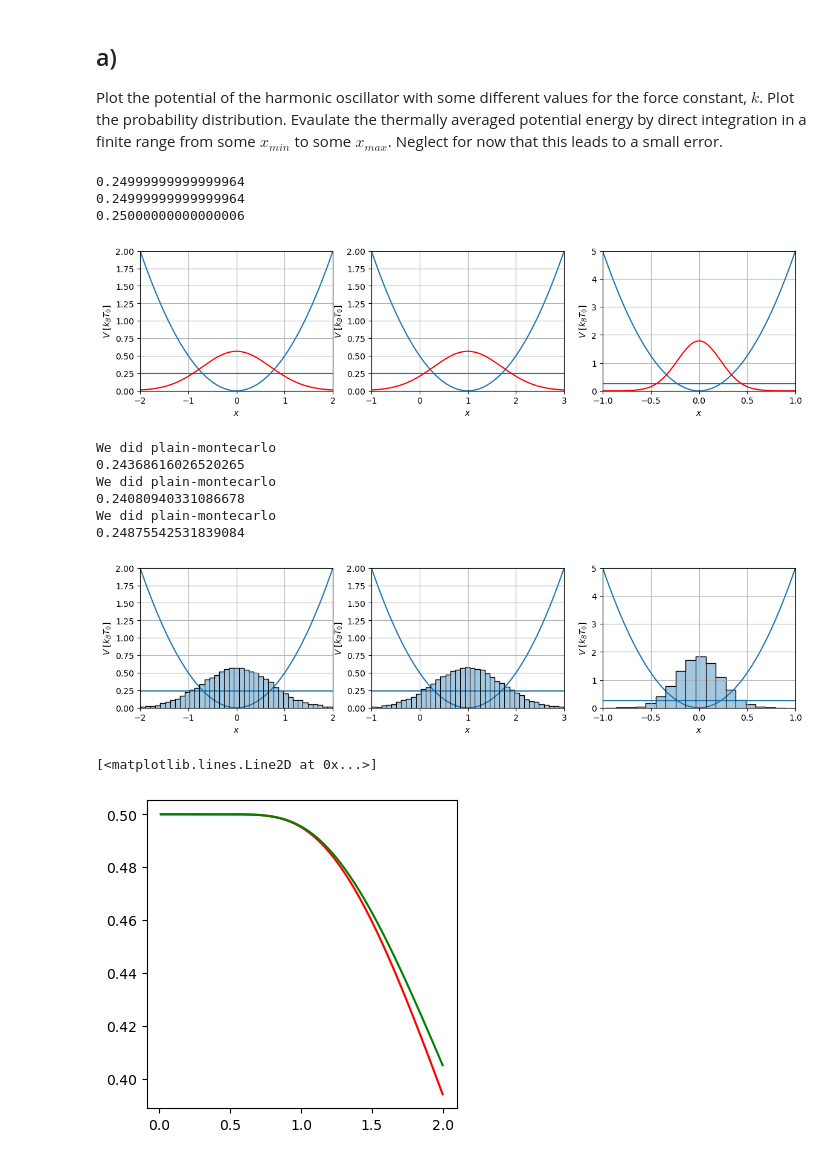
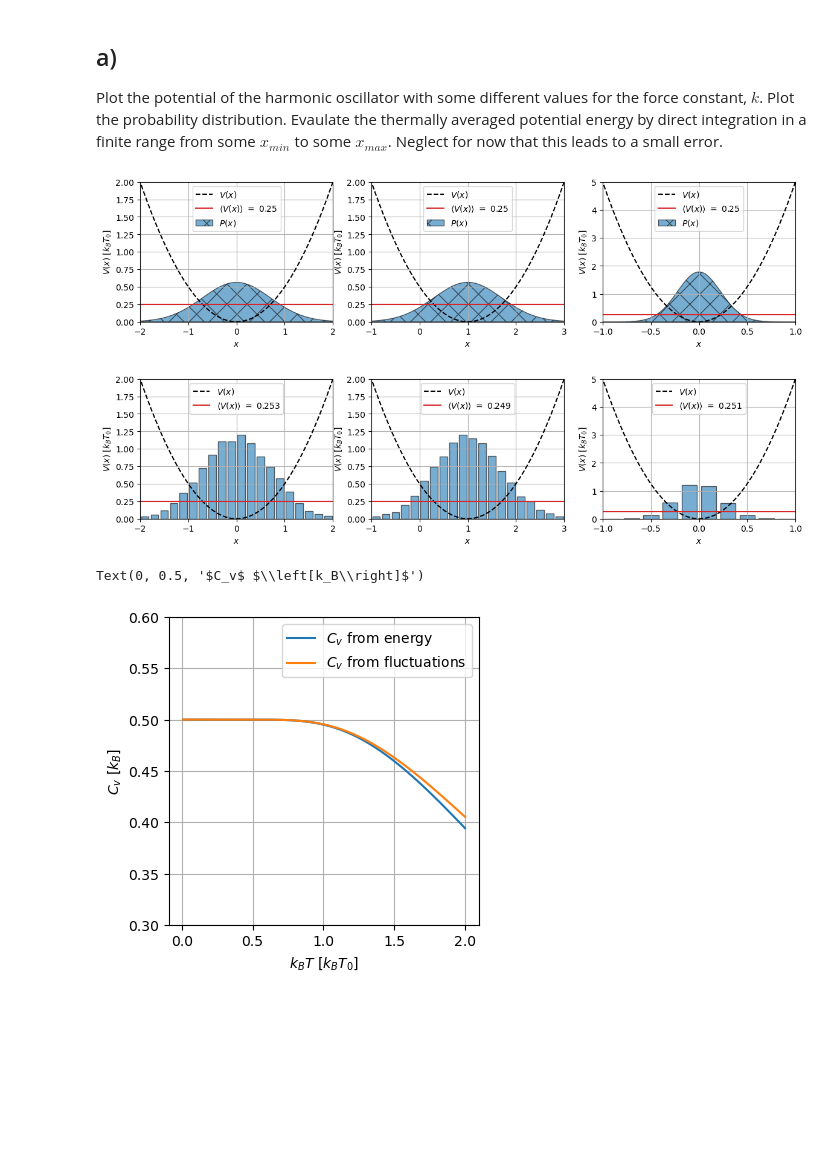
Before and after one commit to karsten3112/Computational-Physics, a Jupyter notebook: Week2/exercise6.ipynb, the cells around one changed output. Drawn from its saved outputs; the diff is of its cells as text; code cells hidden in the pictures; blank space fills up the shorter version.

```diff
--- a/Week2/exercise6.ipynb
+++ b/Week2/exercise6.ipynb
@@ -14,36 +14,38 @@ def p_fun(x,T,k,x_0):
     t2 = np.exp(-1.0/2.0*k*(x-x_0)**2/T)
     return t1*t2
 
+def v_fun(x, k, x_0):
+    return 1.0/2.0*k*(x-x_0)**2
+
+
 ks = [1.0, 1.0, 10.0]
 x0s = [0.0,1.0, 0.0]
-T = 0.5#*273.15
-Hs = []
+T = 0.5
+Hs_int = []
 for k, x0 in zip(ks, x0s):
-    p_handler = P_dist_handler(x_min=x0-6, x_max=x0+6, p_func=p_fun)
-    h = H_pot(T=T, k=k, x_0=x0, p_handler=p_handler)
-    Hs.append(h)
+    v_fun_args = {"k":k, "x_0":x0}
+    p_fun_args = {"T":T,"k":k, "x_0":x0}
+    h = H_pot_int(T=T, v_func=v_fun, v_func_args=v_fun_args, p_func=p_fun, p_func_args=p_fun_args)
+    Hs_int.append(h)
 # %% [markdown]
 ## a)
 Plot the potential of the harmonic oscillator with some different values for the force constant, $k$. Plot the probability distribution. Evaulate the thermally averaged potential energy by direct integration in a finite range from some $x_{min}$ to some $x_{max}$. Neglect for now that this leads to a small error.
 # %%
 fig, axs = plt.subplots(1, 3, figsize=(14,3))
 x_lims = [[-2,2],[-1,3],[-1,1]]
 y_lims = [[0,2], [0,2], [0,5]]
 xs = np.linspace(-2.0, 2.0, 1000)
 #Y = lambda x, T, k, x_0, x_min, x_max: np.sqrt(k/(2.0*np.pi))*np.exp(-k/2.0*(x-x_0)**2)/special.erf(x_max*np.sqrt(k/2.0)) #+ 1.0/(x_max-x_min)
-for ax, x_lim, y_lim, pot, k, x0 in zip(axs, x_lims, y_lims, Hs, ks, x0s):
+for ax, x_lim, y_lim, pot, k, x0 in zip(axs, x_lims, y_lims, Hs_int, ks, x0s):
     ax.grid()
     ax.set_xlabel(r"$x$")
-    ax.set_ylabel(r"$V$ $[k_BT_{0}]$")
+    ax.set_ylabel(r"$V(x)$ $[k_BT_{0}]$")
     ax.set_xlim(x_lim)
     ax.set_ylim(y_lim)
     pot.get_v_avg
     pot.plot(ax)
-    print(pot.v_avg)
+    ax.legend()
 
 #I think the probababilty distributions are wrong, but i cannot recreat bjørks distributions even if i renormalize?
 # %% [output]
-0.24999999999999964
-0.24999999999999964
-0.25000000000000006
-[figure, old version]
+[figure, new version]
@@ -69,21 +68,14 @@ fig, axs = plt.subplots(1, 3, figsize=(14,3))
 x_lims = [[-2,2],[-1,3],[-1,1]]
 y_lims = [[0,2], [0,2], [0,5]]
 
-for ax, x_lim, y_lim, pot, k, x0 in zip(axs, x_lims, y_lims, Hs, ks, x0s):
+for ax, x_lim, y_lim, pot, k, x0 in zip(axs, x_lims, y_lims, Hs_mont, ks, x0s):
     ax.grid()
     ax.set_xlabel(r"$x$")
-    ax.set_ylabel(r"$V$ $[k_BT_0]$")
+    ax.set_ylabel(r"$V(x)$ $[k_BT_0]$")
     ax.set_xlim(x_lim)
     ax.set_ylim(y_lim)
-    pot.get_v_avg
-    print(pot.v_avg)
-    pot.plot(ax, bin_size=0.1)
+    pot.plot(ax)
+    ax.legend()
 # %% [output]
-We did plain-montecarlo
-0.24368616026520265
-We did plain-montecarlo
-0.24080940331086678
-We did plain-montecarlo
-0.24875542531839084
-[figure, old version]
+[figure, new version]
 # %%
@@ -112,8 +91,14 @@ for T in Ts:
 # %%
 fig, ax = plt.subplots(figsize=(4,4))
-ax.plot(Ts, np.array(cvs_energy), c="red")
-ax.plot(Ts, np.array(cvs_fluct), c="green")
+#ax.set_ylim([0.0,0.7])
+ax.set_ylim([0.30, 0.6])
+ax.plot(Ts, np.array(cvs_energy), label=r"$C_v$ from energy")
+ax.plot(Ts, np.array(cvs_fluct), label=r"$C_v$ from fluctuations")
+ax.grid()
+ax.legend()
+ax.set_xlabel(r"$k_BT$ $\left[k_BT_0\right]$")
+ax.set_ylabel(r"$C_v$ $\left[k_B\right]$")
 #ax.set_xlim([200,300])
 # %% [output]
-[<matplotlib.lines.Line2D at 0x...>]
+Text(0, 0.5, '$C_v$ $\\left[k_B\\right]$')
-[figure, old version]
+[figure, new version]
```
Also changed, not shown: parts of 4 cells of this notebook, 7 other files.
